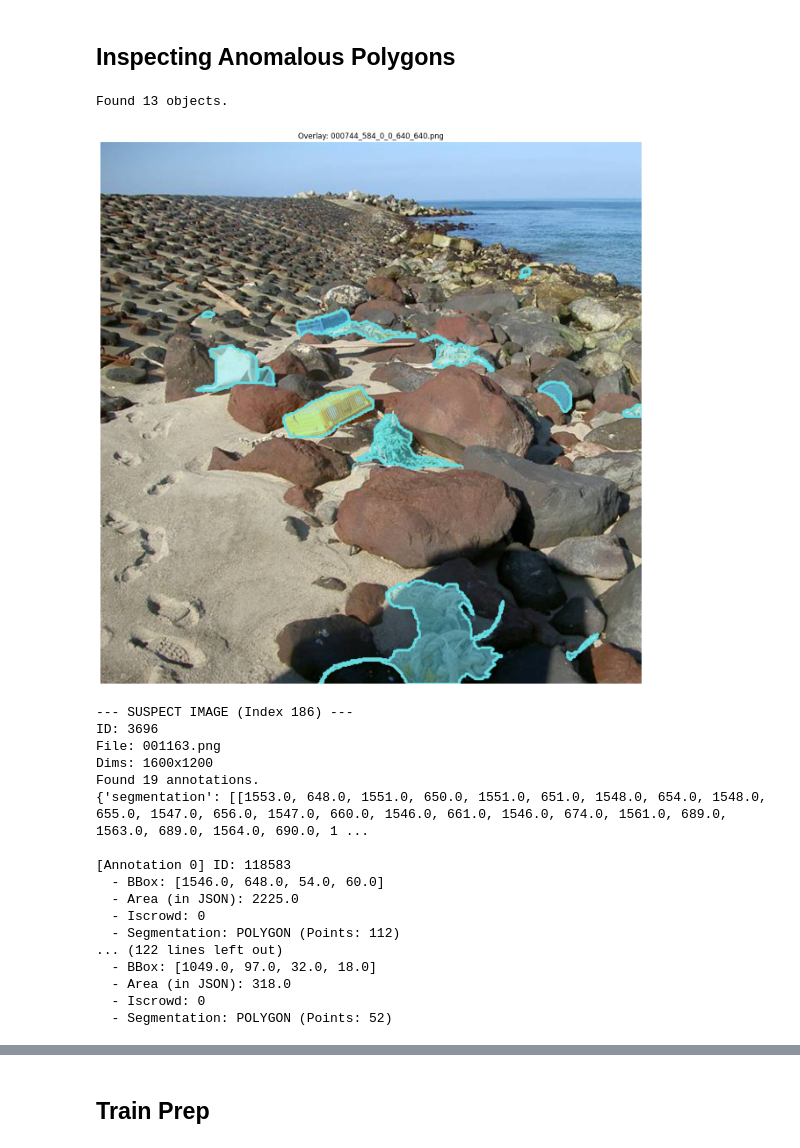
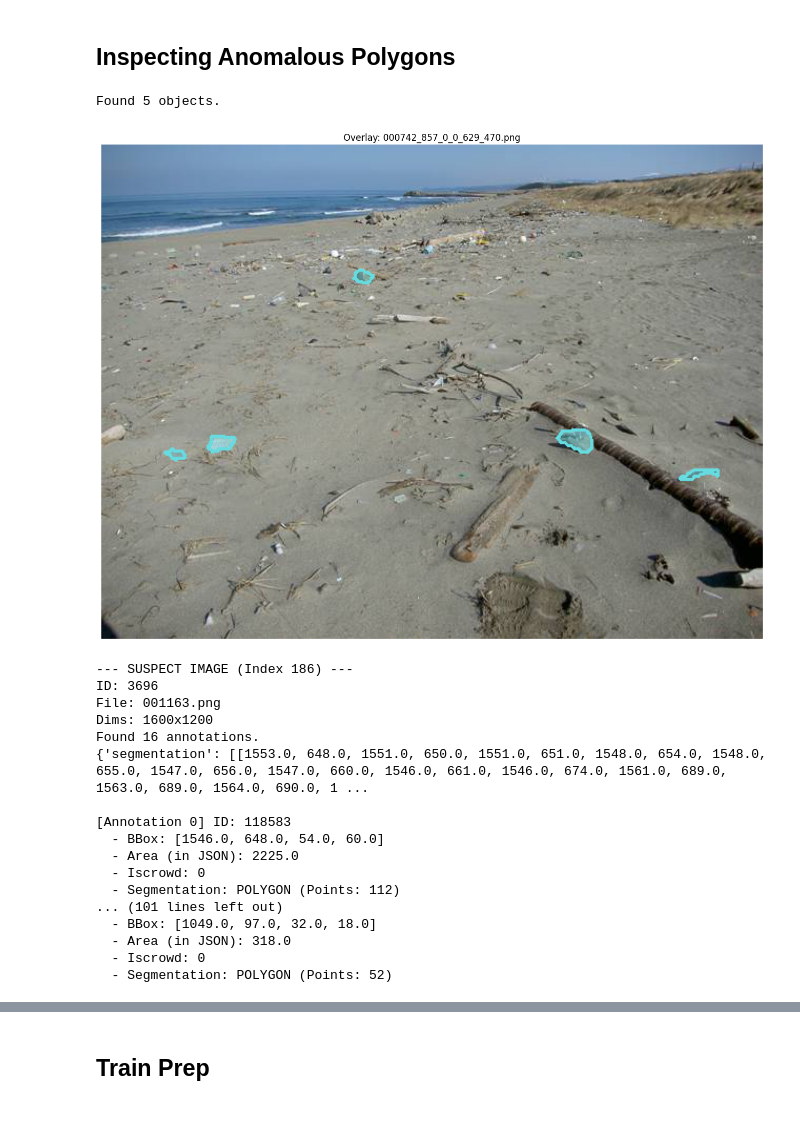
Before and after one commit to KrisNathan/ai-plastic-spotter, a Jupyter notebook: train/seg_sliced.ipynb, the cells around one changed output, grey strips where cells are left out. Saved outputs shown, nothing was run; the diff lists cells and outputs as text; code cells hidden in the pictures; blank space fills up the shorter version.

```diff
--- a/train/seg_sliced.ipynb
+++ b/train/seg_sliced.ipynb
@@ -113,0 +118,38 @@ else:
+# %%
+import os
+from PIL import Image
+from tqdm import tqdm
+
+# Configuration
+TARGET_SIZE = 640 # max dimension (either width or height)
+INPUT_FOLDER = 'beach_negatives'
+OUTPUT_FOLDER = 'beach_negatives_downsampled'
+
+# Create output directory
+if not os.path.exists(OUTPUT_FOLDER):
+    os.makedirs(OUTPUT_FOLDER)
+    print(f"Created output folder: {OUTPUT_FOLDER}")
+
+# Get list of .jpg files
+files = [f for f in os.listdir(INPUT_FOLDER) if f.lower().endswith('.jpg') or f.lower().endswith('.jpeg')]
+
+print(f"Found {len(files)} images to process...")
+
+# Process images
+for filename in tqdm(files, desc="Downsampling images"):
+    try:
+        input_path = os.path.join(INPUT_FOLDER, filename)
+        output_path = os.path.join(OUTPUT_FOLDER, filename)
+
+        with Image.open(input_path) as img:
+            if max(img.size) > TARGET_SIZE:
+                img_resized = img.copy()
+                img_resized.thumbnail((TARGET_SIZE, TARGET_SIZE), Image.Resampling.LANCZOS)
+                img_resized.save(output_path, quality=90, optimize=True)
+            else:
+                img.save(output_path, quality=90, optimize=True)
+
+    except Exception as e:
+        print(f"Error processing {filename}: {e}")
+
+print("Processing complete!")
@@ -686,42 +734,42 @@ def visualize_yolo_jupyter(image_path, label_path, figsize=(16, 16), alpha=0.4):
 
         # Get Color
         color = [int(c) for c in colors[class_id]] # RGB
 
         # A. Draw Semi-Transparent Fill
         overlay = img_rgb.copy()
         cv2.fillPoly(overlay, [pts], color)
         img_rgb = cv2.addWeighted(overlay, alpha, img_rgb, 1 - alpha, 0)
 
         # B. Draw Border (Crucial for small objects to see edges)
         # Thickness 1 or 2 is usually best for small objects
         cv2.polylines(img_rgb, [pts], isClosed=True, color=color, thickness=2)
 
     # 4. Plot
     plt.figure(figsize=figsize)
     plt.imshow(img_rgb)
     plt.axis('off')
     plt.title(f"Overlay: {os.path.basename(image_path)}")
     plt.show()
 
 # ==========================================
 # PASTE YOUR PATHS BELOW
 # ==========================================
 
 # Example: "dataset/images/train/img_001.jpg"
-img_path = "plastic_sliced_yolo/images/train/000744_584_0_0_640_640.png"
+img_path = f"{YOLO_OUTPUT_DIR}/images/train/000742_857_0_0_629_470.png"
 
 # Example: "dataset/labels/train/img_001.txt"
-txt_path = "plastic_sliced_yolo/labels/train/000744_584_0_0_640_640.txt"
+txt_path = f"{YOLO_OUTPUT_DIR}/labels/train/000742_857_0_0_629_470.txt"
 
 visualize_yolo_jupyter(img_path, txt_path)
 # %% [output]
-Found 13 objects.
+Found 5 objects.
-[figure, old version]
+[figure, new version]
 # %%
 import json
 
 # Path to your RAW train.json
-json_path = "plastic_coco/temp_fixed_json/train.json"
+json_path = f"{TEMP_JSON_DIR}/train.json"
 
 with open(json_path, 'r') as f:
     data = json.load(f)
@@ -766,7 +814,7 @@ else:
 ID: 3696
 File: 001163.png
 Dims: 1600x1200
-Found 19 annotations.
+Found 16 annotations.
 {'segmentation': [[1553.0, 648.0, 1551.0, 650.0, 1551.0, 651.0, 1548.0, 654.0, 1548.0, 655.0, 1547.0, 656.0, 1547.0, 660.0, 1546.0, 661.0, 1546.0, 674.0, 1561.0, 689.0, 1563.0, 689.0, 1564.0, 690.0, 1 ...
 
 [Annotation 0] ID: 118583
@@ -774,7 +822,7 @@ Found 19 annotations.
   - Area (in JSON): 2225.0
   - Iscrowd: 0
   - Segmentation: POLYGON (Points: 112)
-... (122 lines left out)
+... (101 lines left out)
   - BBox: [1049.0, 97.0, 32.0, 18.0]
   - Area (in JSON): 318.0
   - Iscrowd: 0
```
Also changed, not shown: parts of 14 cells of this notebook, 4 other files.
